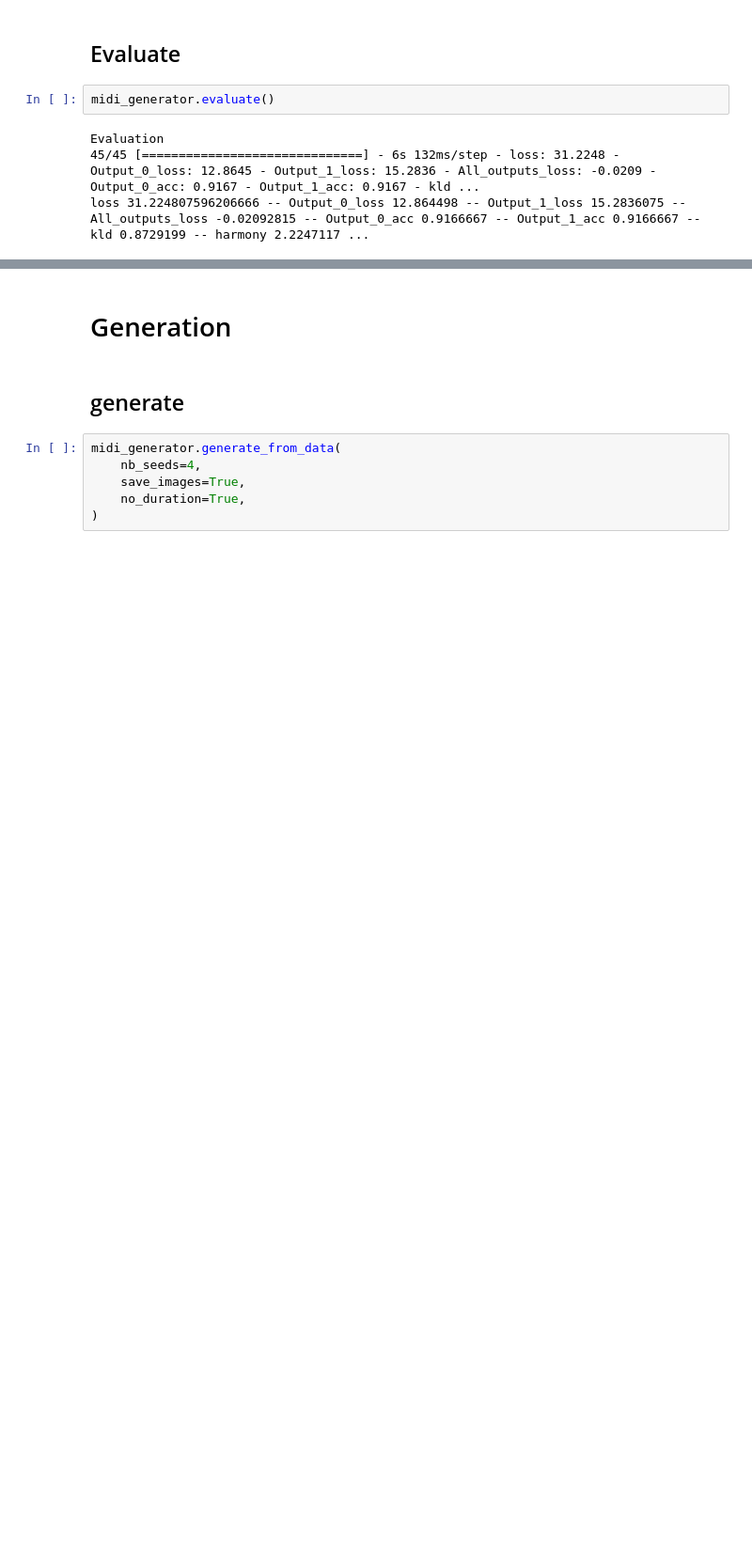
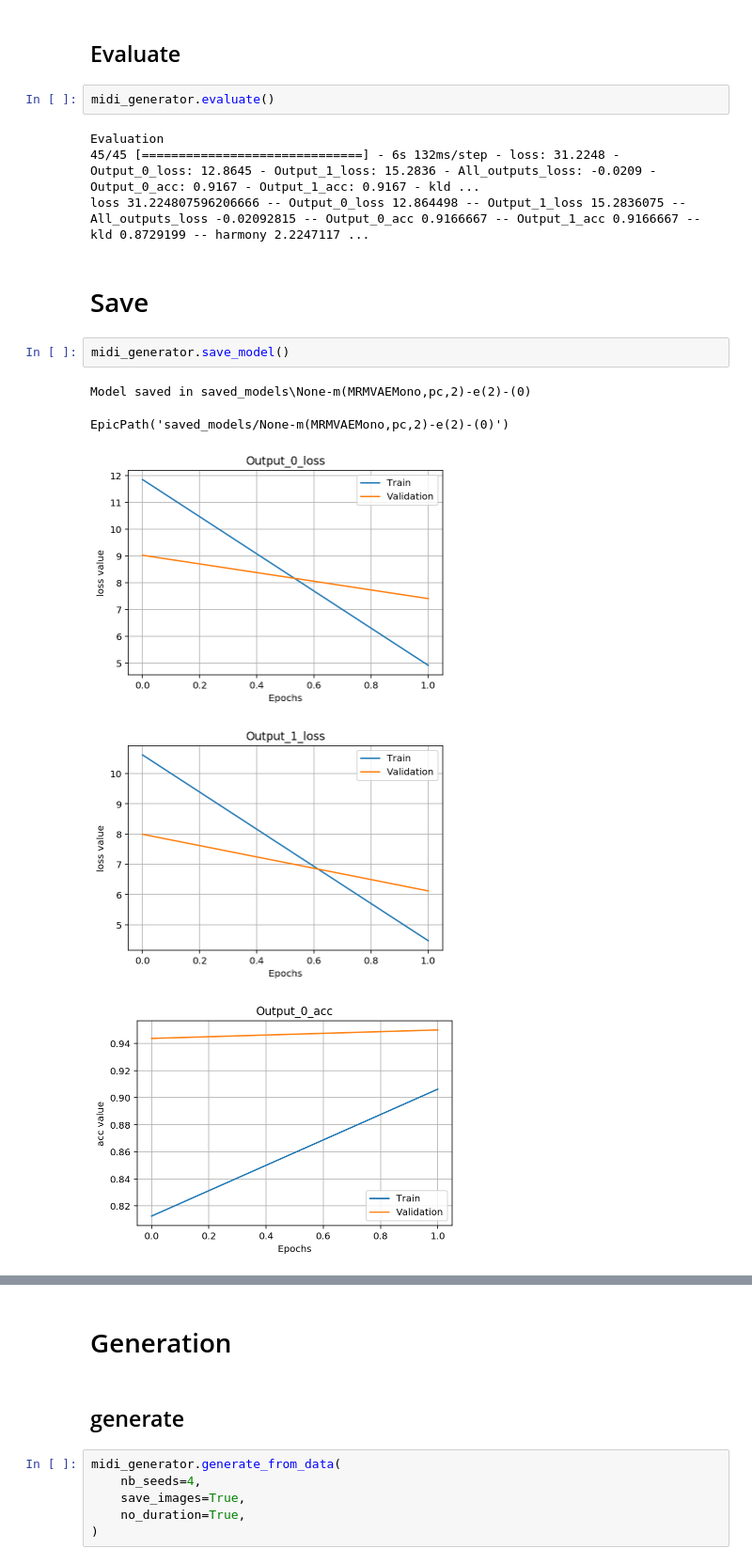
Before and after one commit to ValentinVignal/midiGenerator, a Jupyter notebook: midi_generator.ipynb, the cells around one changed output, grey strips where cells are left out. Shown at 94% size. Cells and saved outputs as stored; diff of their text form; blank space fills up the shorter version.

```diff
--- a/midi_generator.ipynb
+++ b/midi_generator.ipynb
@@ -140,3 +141,13 @@ midi_generator.evaluate()
 Evaluation
 45/45 [==============================] - 6s 132ms/step - loss: 31.2248 - Output_0_loss: 12.8645 - Output_1_loss: 15.2836 - All_outputs_loss: -0.0209 - Output_0_acc: 0.9167 - Output_1_acc: 0.9167 - kld ...
 loss 31.224807596206666 -- Output_0_loss 12.864498 -- Output_1_loss 15.2836075 -- All_outputs_loss -0.02092815 -- Output_0_acc 0.9166667 -- Output_1_acc 0.9166667 -- kld 0.8729199 -- harmony 2.2247117 ...
+# %% [markdown]
+# Save
+# %%
+midi_generator.save_model()
+# %% [output]
+Model saved in saved_models\None-m(MRMVAEMono,pc,2)-e(2)-(0)
+EpicPath('saved_models/None-m(MRMVAEMono,pc,2)-e(2)-(0)')
+[figure, added]
+[figure, added]
+[figure, added]
```
Also changed, not shown: parts of 4 cells of this notebook, 3 other files.
